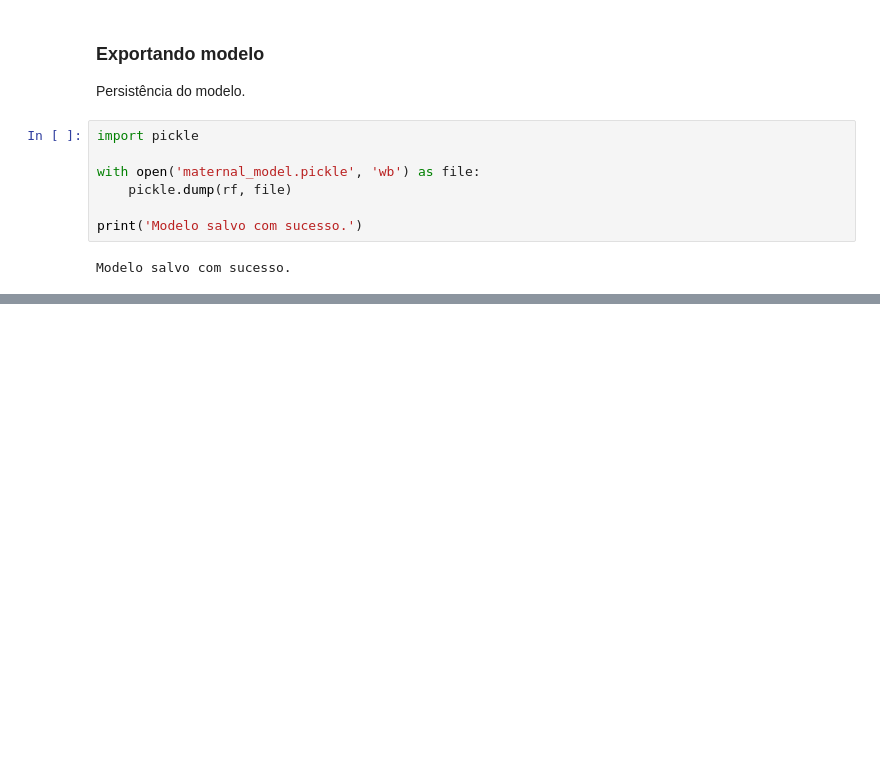
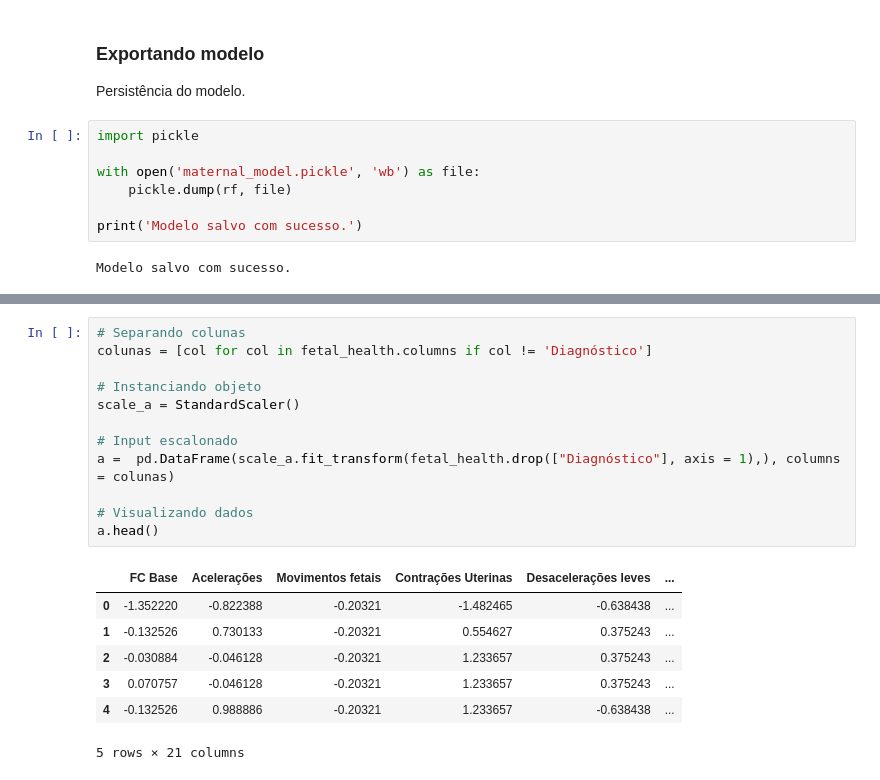
Before and after one commit to Curesharp/curesharp-datascience, a Jupyter notebook: analiseexploratoria.ipynb, the cells around one changed output, grey strips where cells are left out. Cells and saved outputs as stored; diff of their text form; blank space fills up the shorter version.

```diff
--- a/analiseexploratoria.ipynb
+++ b/analiseexploratoria.ipynb
@@ -452,0 +504,20 @@ Modelo salvo com sucesso.
+# %%
+# Separando colunas
+colunas = [col for col in fetal_health.columns if col != 'Diagnóstico']
+
+# Instanciando objeto
+scale_a = StandardScaler()
+
+# Input escalonado
+a =  pd.DataFrame(scale_a.fit_transform(fetal_health.drop(["Diagnóstico"], axis = 1),), columns = colunas)
+
+# Visualizando dados
+a.head()
+# %% [output]
+|  | FC Base | Acelerações | Movimentos fetais | Contrações Uterinas | Desacelerações leves | ... |
+| 0 | -1.352220 | -0.822388 | -0.20321 | -1.482465 | -0.638438 | ... |
+| 1 | -0.132526 | 0.730133 | -0.20321 | 0.554627 | 0.375243 | ... |
+| 2 | -0.030884 | -0.046128 | -0.20321 | 1.233657 | 0.375243 | ... |
+| 3 | 0.070757 | -0.046128 | -0.20321 | 1.233657 | 0.375243 | ... |
+| 4 | -0.132526 | 0.988886 | -0.20321 | 1.233657 | -0.638438 | ... |
+5 rows × 21 columns
```
Also changed, not shown: parts of 25 cells of this notebook.
